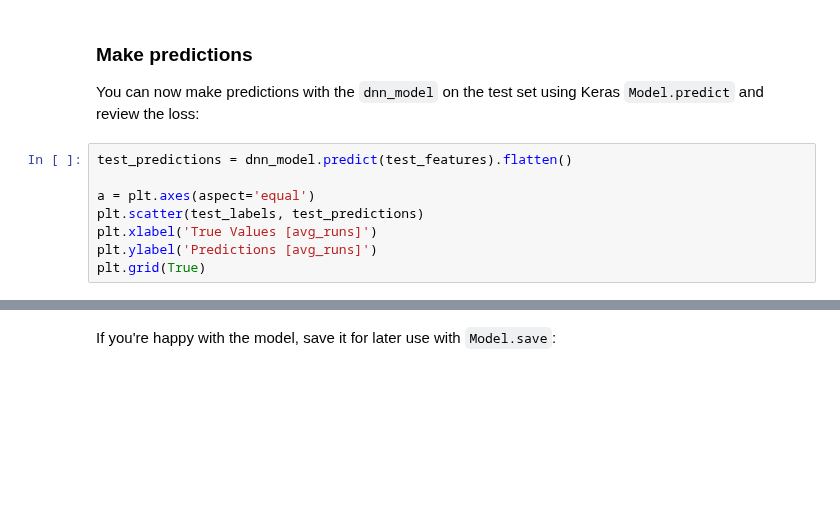
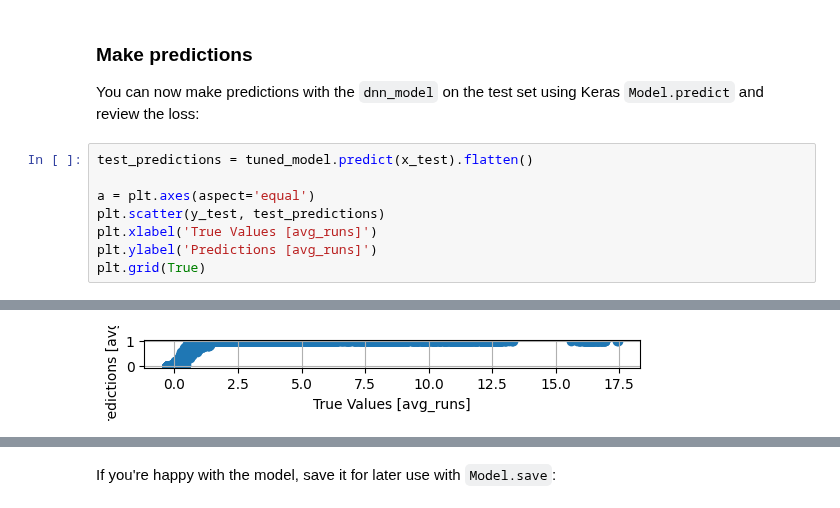
Before and after one commit to AnastasiaBrinati/Progetto-ML-23-24, a Jupyter notebook: task2_centralizzato.ipynb, the cells around one changed output, grey strips where cells are left out. Drawn from its saved outputs; the diff is of its cells as text; blank space fills up the shorter version.

```diff
--- a/task2_centralizzato.ipynb
+++ b/task2_centralizzato.ipynb
@@ -375,10 +415,11 @@ These results match the validation error observed during training.
 
 You can now make predictions with the `dnn_model` on the test set using Keras `Model.predict` and review the loss:
 # %%
-test_predictions = dnn_model.predict(test_features).flatten()
+test_predictions = tuned_model.predict(x_test).flatten()
 
 a = plt.axes(aspect='equal')
-plt.scatter(test_labels, test_predictions)
+plt.scatter(y_test, test_predictions)
 plt.xlabel('True Values [avg_runs]')
 plt.ylabel('Predictions [avg_runs]')
 plt.grid(True)
+# %% [output]
@@ -385 +427,2 @@ plt.grid(True)
+[figure, added]
 # %%
```
Also changed, not shown: parts of 33 cells of this notebook.
